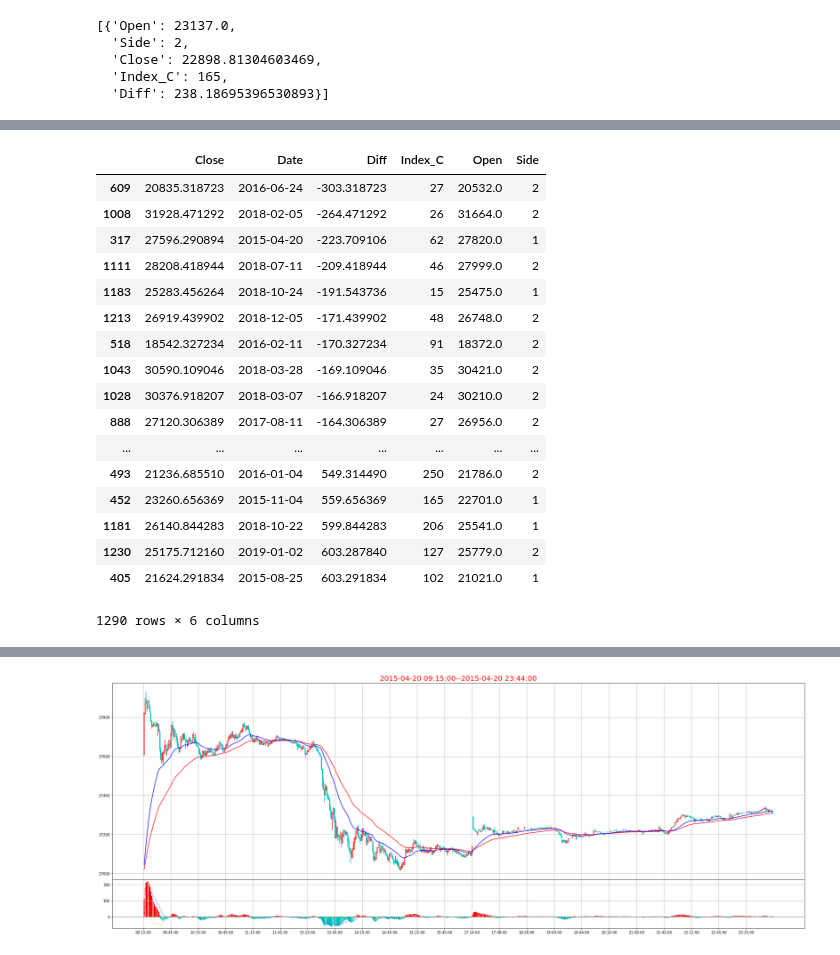
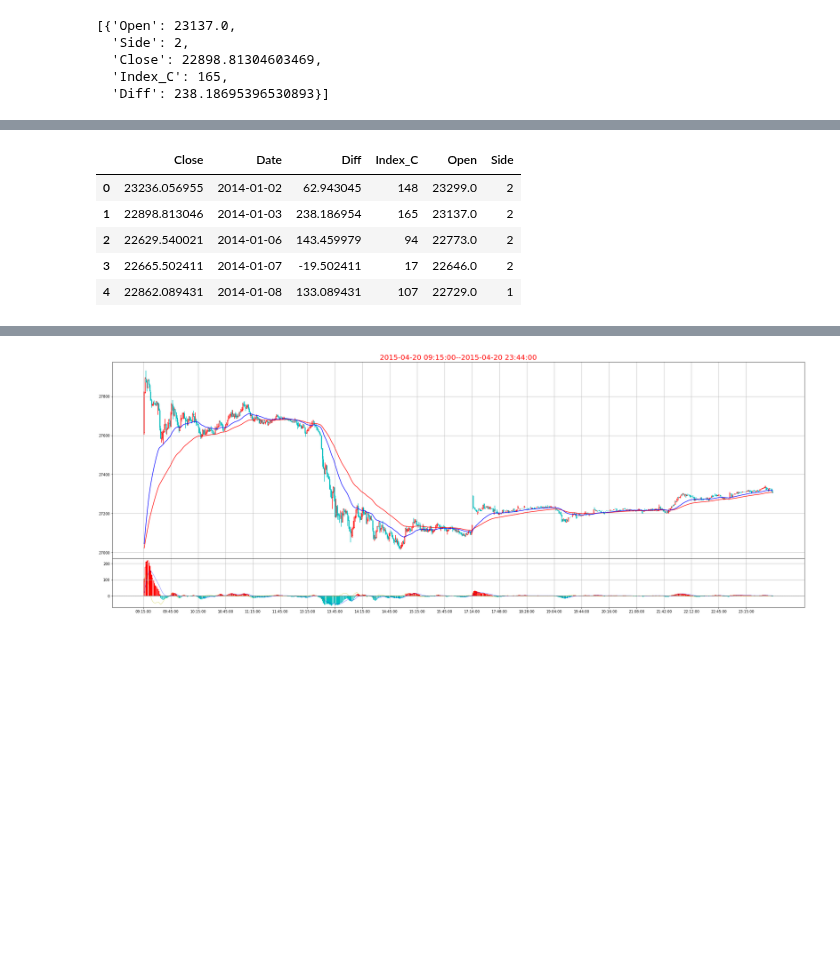
Before and after one commit to che7611/test2, a Jupyter notebook: MA60.ipynb, the cells around one changed output, grey strips where cells are left out. Saved outputs shown, nothing was run; the diff lists cells and outputs as text; code cells hidden in the pictures; blank space fills up the shorter version.

```diff
--- a/MA60.ipynb
+++ b/MA60.ipynb
@@ -297,18 +297,6 @@ def TradeDay(Date):
                 Dict_MACD['Low']=row['close']
 
         #交易判断
-#         Cont['Buy']=Para['Index']==1 and Para['Trade_State']==0
-        if 'No'not in Dict_MA60.keys():
-            Dict_MA60['No']=-1
-        Cont['Buy']=Dict_MA60['No']==1 and Dict_MA60['State']==1 and Para['Trade_State']==0
-        if Cont['Buy']:
-            Dict_Trade['Open']=row['close']
-            Dict_Trade['Date']=i.date()
-            Dict_Trade['Side']=1 if Dict_MA60['State']==1 else 2
-            Para['Trade_State']=1
-#             print(Dict_Trade)
-#         print(Dict_MA60)
-#         Cont['Close']=(Cont['Ma60_2O'] or Cont['Ma60_2U']) and Dict_MA60['No']==1 and Para['Trade_State']==1
         Cont['Close']=(Cont['Ma60_2O'] or Cont['Ma60_2U'])  and Para['Trade_State']==1
 #         print(Cont['Ma60_2O'] or Cont['Ma60_2U'])
         if Cont['Close']:
@@ -318,6 +306,23 @@ def TradeDay(Date):
             else Dict_Trade['Open']-row['MA60']
             Para['Trade_State']=0
             Res['Trade'].append(Dict_Trade)
+
+#         Cont['Buy']=Para['Index']==1 and Para['Trade_State']==0
+        if 'No'not in Dict_MA60.keys():
+            Dict_MA60['No']=-1
+        if 'Count'not in Dict_MA60.keys():
+            Dict_MA60['Count']=0
+        Cont['Buy']=Dict_MA60['Count']==1  and Para['Trade_State']==0
+        if Cont['Buy']:
+            Dict_Trade['Open']=row['close']
+            Dict_Trade['Ma60_No']=Dict_MA60['No']
+            Dict_Trade['Date']=i.date()
+            Dict_Trade['Side']=1 if Dict_MA60['State']==1 else 2
+            Para['Trade_State']=1
+#             print(Dict_Trade)
+#         print(Dict_MA60)
+#         Cont['Close']=(Cont['Ma60_2O'] or Cont['Ma60_2U']) and Dict_MA60['No']==1 and Para['Trade_State']==1
+
         Para['Index']+=1
     return Res
 # %%
@@ -370,24 +389,13 @@ Name: Diff, dtype: float64
 # %%
 R1.sort_values('Diff',ascending=False)
 R1.sort_values('Diff',ascending=True)
+R1.head()
 # %% [output]
 |  | Close | Date | Diff | Index_C | Open | Side |
-| 609 | 20835.318723 | 2016-06-24 | -303.318723 | 27 | 20532.0 | 2 |
-| 1008 | 31928.471292 | 2018-02-05 | -264.471292 | 26 | 31664.0 | 2 |
-| 317 | 27596.290894 | 2015-04-20 | -223.709106 | 62 | 27820.0 | 1 |
-| 1111 | 28208.418944 | 2018-07-11 | -209.418944 | 46 | 27999.0 | 2 |
-| 1183 | 25283.456264 | 2018-10-24 | -191.543736 | 15 | 25475.0 | 1 |
-| 1213 | 26919.439902 | 2018-12-05 | -171.439902 | 48 | 26748.0 | 2 |
-| 518 | 18542.327234 | 2016-02-11 | -170.327234 | 91 | 18372.0 | 2 |
-| 1043 | 30590.109046 | 2018-03-28 | -169.109046 | 35 | 30421.0 | 2 |
-| 1028 | 30376.918207 | 2018-03-07 | -166.918207 | 24 | 30210.0 | 2 |
-| 888 | 27120.306389 | 2017-08-11 | -164.306389 | 27 | 26956.0 | 2 |
-| ... | ... | ... | ... | ... | ... | ... |
-| 493 | 21236.685510 | 2016-01-04 | 549.314490 | 250 | 21786.0 | 2 |
-| 452 | 23260.656369 | 2015-11-04 | 559.656369 | 165 | 22701.0 | 1 |
-| 1181 | 26140.844283 | 2018-10-22 | 599.844283 | 206 | 25541.0 | 1 |
-| 1230 | 25175.712160 | 2019-01-02 | 603.287840 | 127 | 25779.0 | 2 |
-| 405 | 21624.291834 | 2015-08-25 | 603.291834 | 102 | 21021.0 | 1 |
+| 0 | 23236.056955 | 2014-01-02 | 62.943045 | 148 | 23299.0 | 2 |
+| 1 | 22898.813046 | 2014-01-03 | 238.186954 | 165 | 23137.0 | 2 |
+| 2 | 22629.540021 | 2014-01-06 | 143.459979 | 94 | 22773.0 | 2 |
+| 3 | 22665.502411 | 2014-01-07 | -19.502411 | 17 | 22646.0 | 2 |
+| 4 | 22862.089431 | 2014-01-08 | 133.089431 | 107 | 22729.0 | 1 |
-1290 rows × 6 columns
 # %%
 plt.plot(R1.Date,R1.Diff.cumsum())
```
Also changed, not shown: parts of 6 cells of this notebook.
